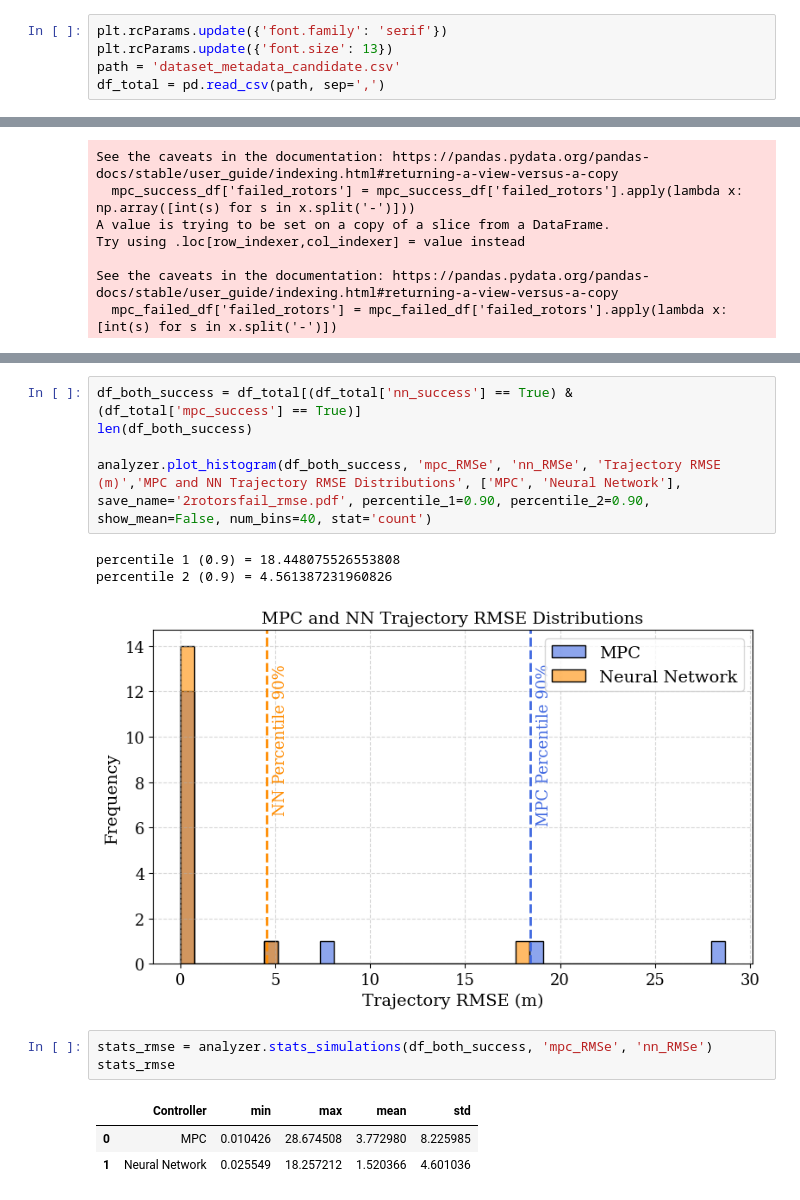
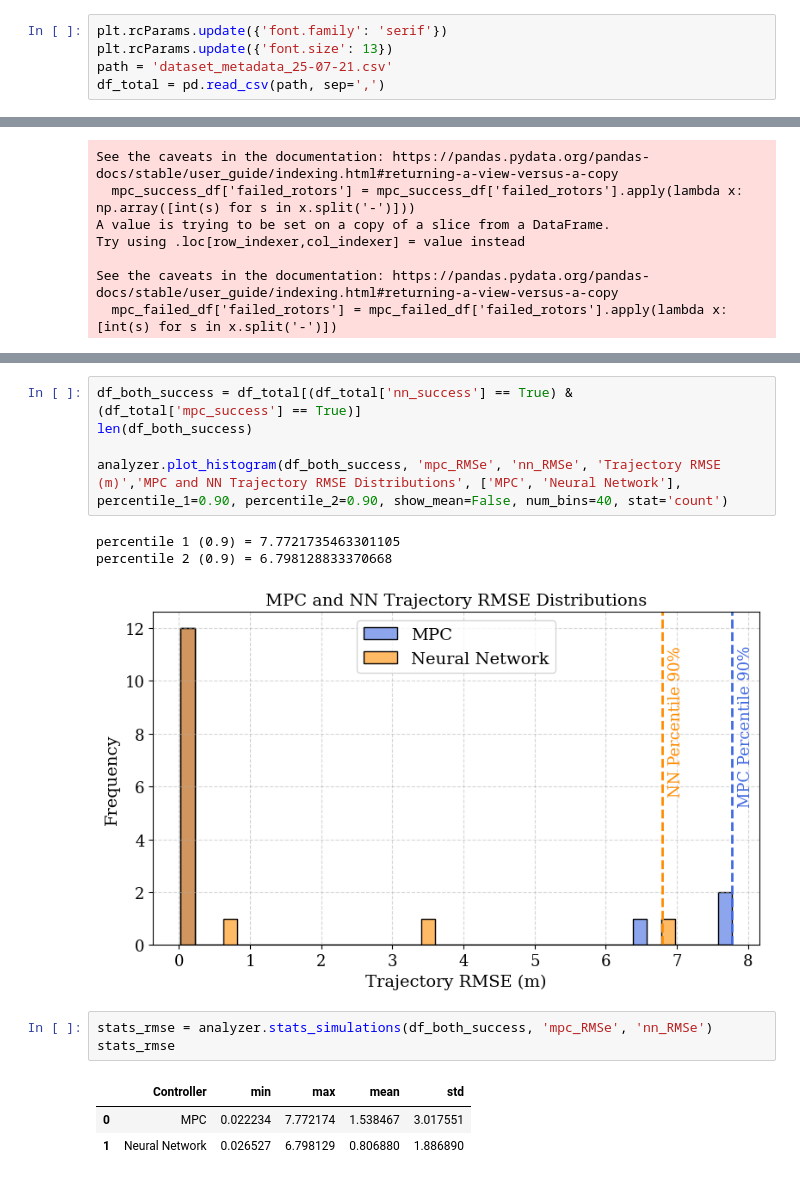
Before and after one commit to mtlira/meng-ita-nn-mpc, a Jupyter notebook: 6dof_quadrotor/figures-tables/2-failures/2failures.ipynb, the cells around one changed output, grey strips where cells are left out. Saved outputs shown, nothing was run; the diff lists cells and outputs as text.

```diff
--- a/6dof_quadrotor/figures-tables/2-failures/2failures.ipynb
+++ b/6dof_quadrotor/figures-tables/2-failures/2failures.ipynb
@@ -12,7 +12,7 @@ analyzer = plots.DataAnalyser()
 # %%
 plt.rcParams.update({'font.family': 'serif'})
 plt.rcParams.update({'font.size': 13})
-path = 'dataset_metadata_candidate.csv'
+path = 'dataset_metadata_25-07-21.csv'
 df_total = pd.read_csv(path, sep=',')
 # %%
 # Failed simulations - MPC
@@ -129,16 +129,16 @@ for i, p in enumerate(plot):
 # %%
 df_both_success = df_total[(df_total['nn_success'] == True) & (df_total['mpc_success'] == True)]
 len(df_both_success)
 
-analyzer.plot_histogram(df_both_success, 'mpc_RMSe', 'nn_RMSe', 'Trajectory RMSE (m)','MPC and NN Trajectory RMSE Distributions', ['MPC', 'Neural Network'], save_name='2rotorsfail_rmse.pdf', percentile_1=0.90, percentile_2=0.90, show_mean=False, num_bins=40, stat='count')
+analyzer.plot_histogram(df_both_success, 'mpc_RMSe', 'nn_RMSe', 'Trajectory RMSE (m)','MPC and NN Trajectory RMSE Distributions', ['MPC', 'Neural Network'], percentile_1=0.90, percentile_2=0.90, show_mean=False, num_bins=40, stat='count')
 # %% [output]
-percentile 1 (0.9) = 18.448075526553808
-percentile 2 (0.9) = 4.561387231960826
+percentile 1 (0.9) = 7.7721735463301105
+percentile 2 (0.9) = 6.798128833370668
-[figure, old version]
+[figure, new version]
 # %%
 stats_rmse = analyzer.stats_simulations(df_both_success, 'mpc_RMSe', 'nn_RMSe')
 stats_rmse
 # %% [output]
 |  | Controller | min | max | mean | std |
-| 0 | MPC | 0.010426 | 28.674508 | 3.772980 | 8.225985 |
-| 1 | Neural Network | 0.025549 | 18.257212 | 1.520366 | 4.601036 |
+| 0 | MPC | 0.022234 | 7.772174 | 1.538467 | 3.017551 |
+| 1 | Neural Network | 0.026527 | 6.798129 | 0.806880 | 1.886890 |
```
Also changed, not shown: parts of 6 cells of this notebook, 34 other files.
